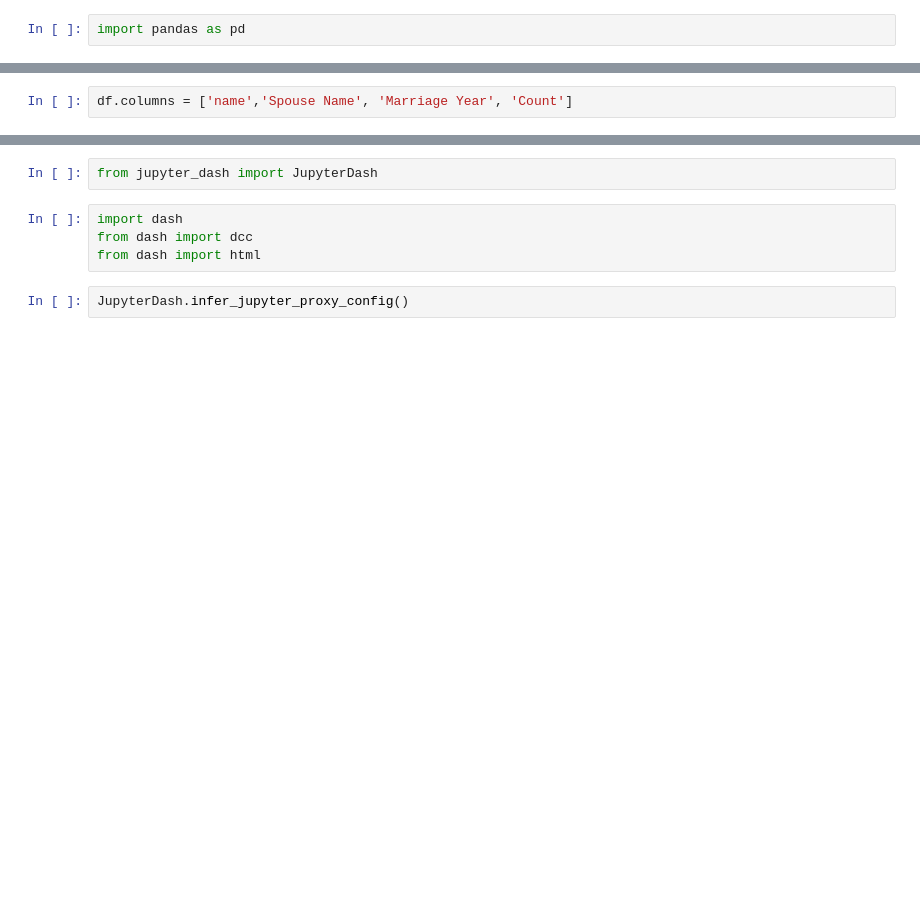
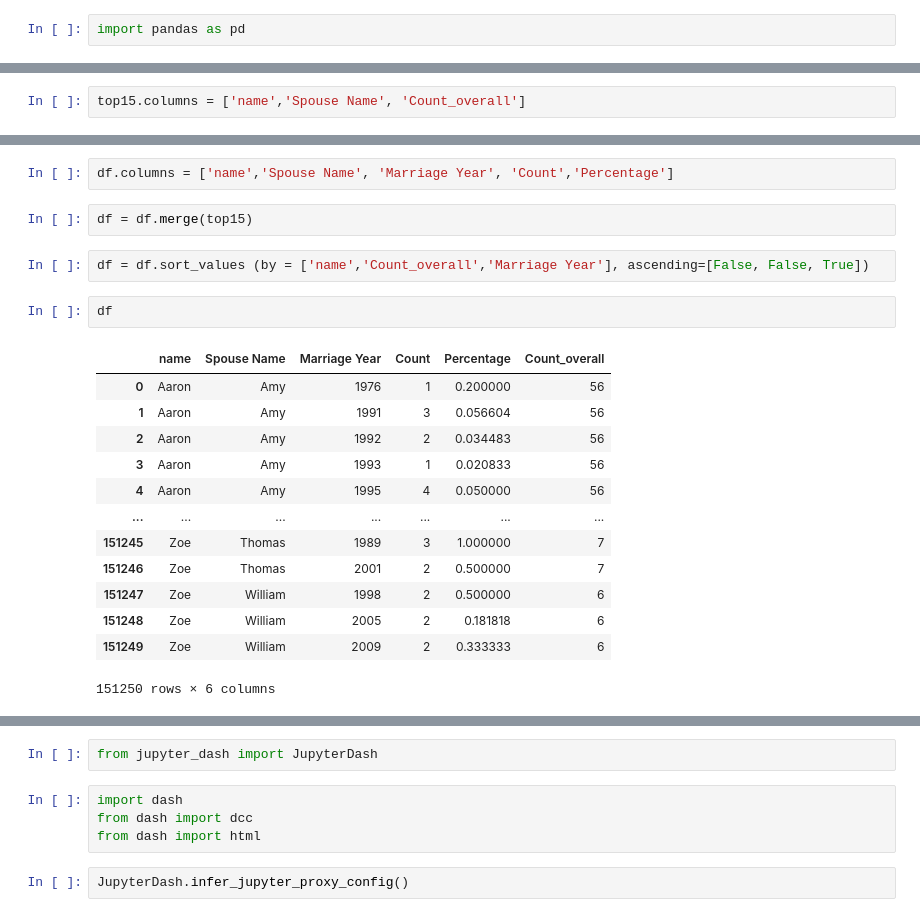
Before and after one commit to waikiki0915/Couple-Names-Voyager, a Jupyter notebook: final.ipynb, the cells around one changed output, grey strips where cells are left out. Cells and saved outputs as stored; diff of their text form; blank space fills up the shorter version.

```diff
--- a/final.ipynb
+++ b/final.ipynb
@@ -10,0 +9,2 @@ top15.columns = ['name','Spouse Name', 'Count']
+# %%
+top15.columns = ['name','Spouse Name', 'Count_overall']
@@ -11,2 +27,22 @@ top15.columns = ['name','Spouse Name', 'Count']
 # %%
-df.columns = ['name','Spouse Name', 'Marriage Year', 'Count']
+df.columns = ['name','Spouse Name', 'Marriage Year', 'Count','Percentage']
+# %%
+df = df.merge(top15)
+# %%
+df = df.sort_values (by = ['name','Count_overall','Marriage Year'], ascending=[False, False, True])
+# %%
+df
+# %% [output]
+|  | name | Spouse Name | Marriage Year | Count | Percentage | Count_overall |
+| 0 | Aaron | Amy | 1976 | 1 | 0.200000 | 56 |
+| 1 | Aaron | Amy | 1991 | 3 | 0.056604 | 56 |
+| 2 | Aaron | Amy | 1992 | 2 | 0.034483 | 56 |
+| 3 | Aaron | Amy | 1993 | 1 | 0.020833 | 56 |
+| 4 | Aaron | Amy | 1995 | 4 | 0.050000 | 56 |
+| ... | ... | ... | ... | ... | ... | ... |
+| 151245 | Zoe | Thomas | 1989 | 3 | 1.000000 | 7 |
+| 151246 | Zoe | Thomas | 2001 | 2 | 0.500000 | 7 |
+| 151247 | Zoe | William | 1998 | 2 | 0.500000 | 6 |
+| 151248 | Zoe | William | 2005 | 2 | 0.181818 | 6 |
+| 151249 | Zoe | William | 2009 | 2 | 0.333333 | 6 |
+151250 rows × 6 columns
```
Also changed, not shown: parts of 10 cells of this notebook, 3 other files.
